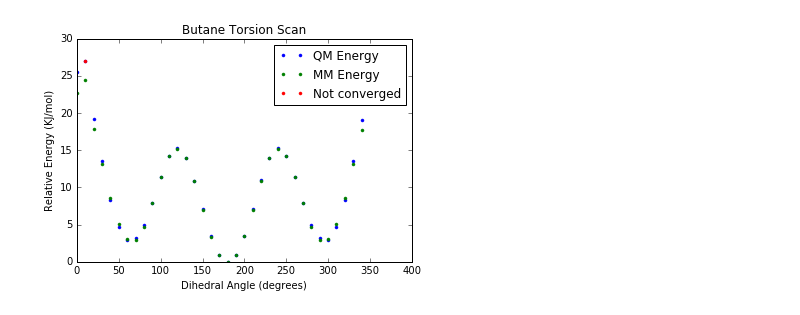
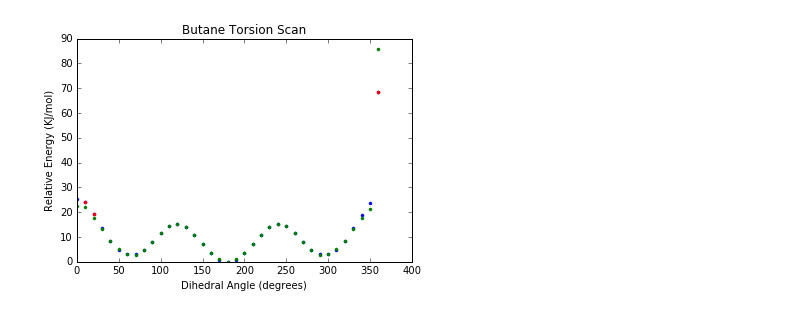
Before and after one commit to choderalab/torsionfit, a Jupyter notebook: examples/butane/Comparaing_QM_methods.ipynb, the cells around one changed output. Cells and saved outputs as stored; diff of their text form; code cells hidden in the pictures.

```diff
--- a/examples/butane/Comparaing_QM_methods.ipynb
+++ b/examples/butane/Comparaing_QM_methods.ipynb
@@ -6,5 +6,5 @@ from fnmatch import fnmatch
 import numpy as np
 import torsionfit.TorsionScanSet as Scan
 # %%
-scan = Scan.parse_psi4_out('dih_angle/', 'structure/butane.psf')
+scan = Scan.parse_psi4_out('MP2_torsion_scan/', 'structure/butane.psf')
 # %% [output]
@@ -58,11 +75,15 @@ for i, j in enumerate(scan.qm_energy):
 # %%
 plt.plot(scan.steps, scan.qm_energy, '.',  label='QM Energy')
 plt.plot(scan.steps, scan.mm_energy, '.',  label='MM Energy')
 plt.plot(scan.steps[1], scan.qm_energy[1]._value, 'r.', label='Not converged')
-plt.legend()
+plt.plot(scan.steps[2], scan.qm_energy[2]._value, 'r.', label='Not converged')
+plt.plot(scan.steps[-1], scan.qm_energy[-1]._value, 'r.', label='Not converged')
+
+
+#plt.legend()
 plt.xlabel('Dihedral Angle (degrees)')
 plt.ylabel('Relative Energy (KJ/mol)')
 plt.title('Butane Torsion Scan')
 plt.savefig('butane.png')
 # %% [output]
-[figure, old version]
+[figure, new version]
```
Also changed, not shown: parts of 18 cells of this notebook, 21 other files.
